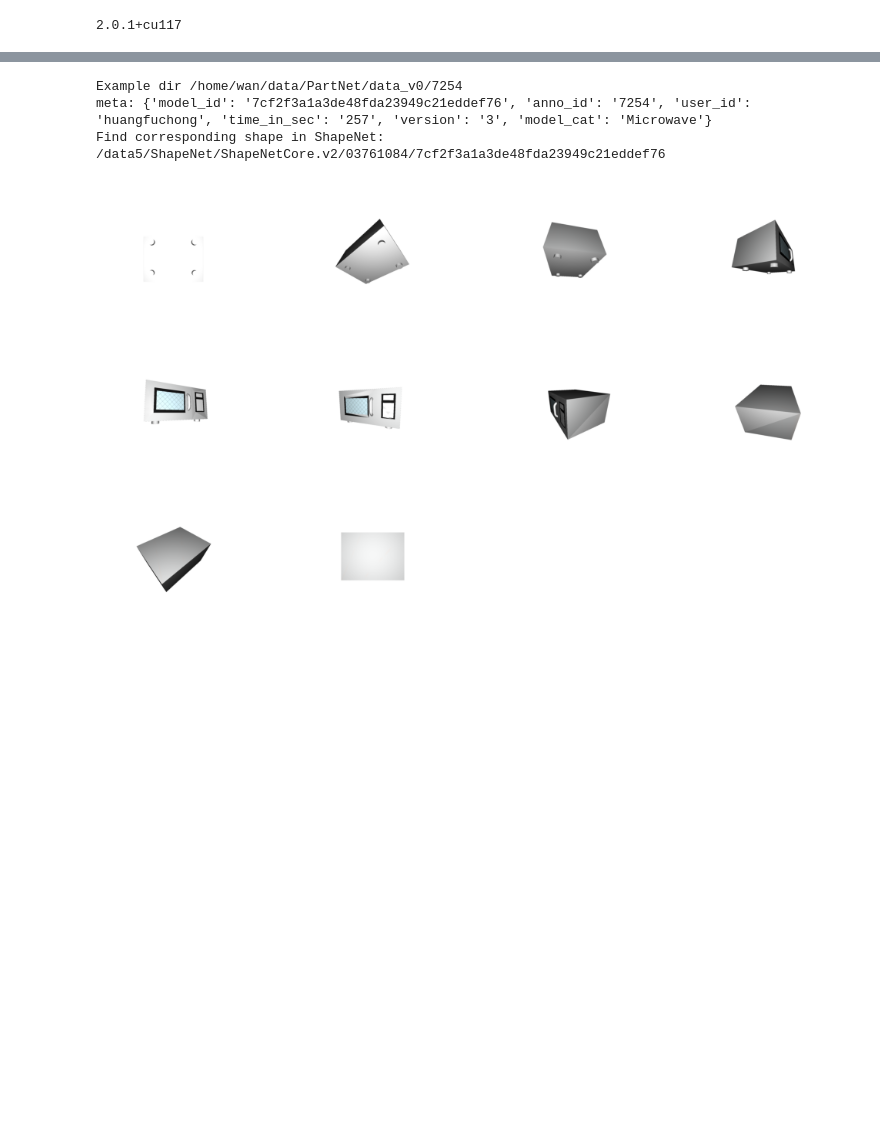
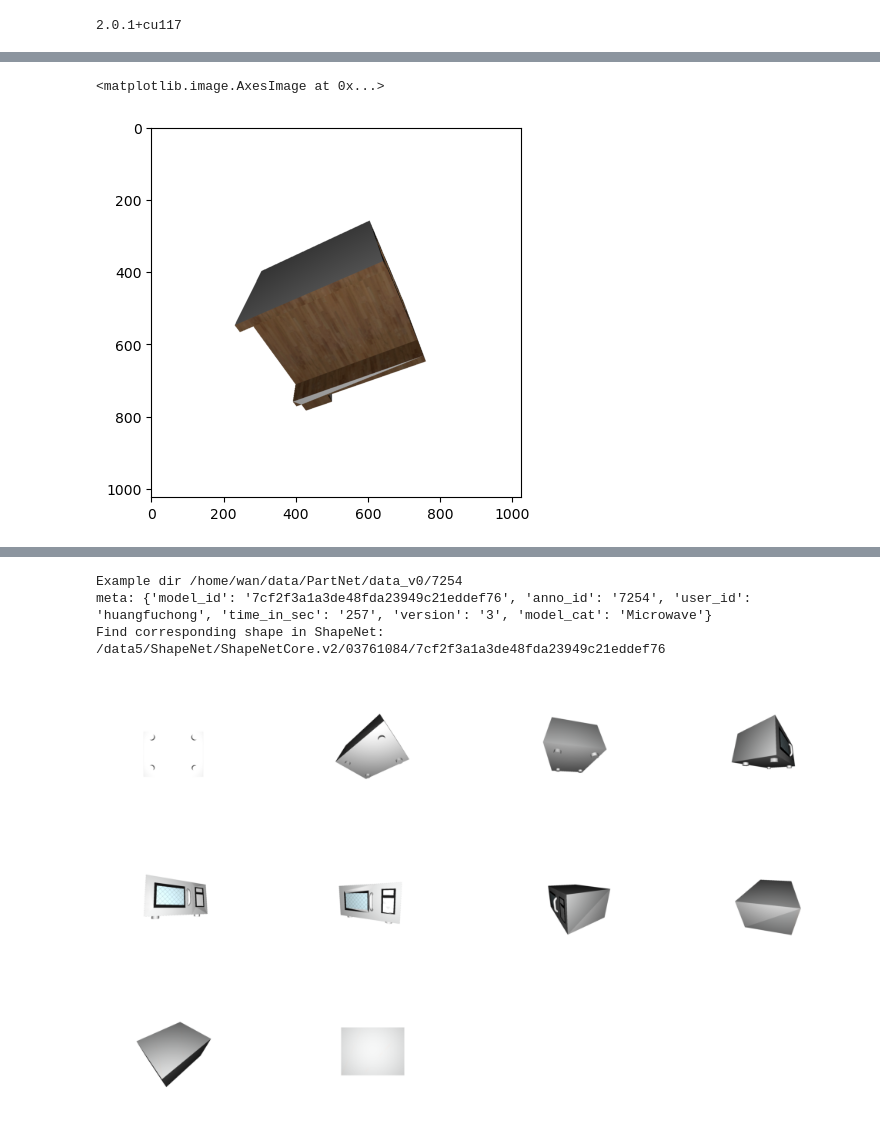
Before and after one commit to dnvtmf/OTS, a Jupyter notebook: notebooks/PartNet_util.ipynb, the cells around one changed output, grey strips where cells are left out. Saved outputs shown, nothing was run; the diff lists cells and outputs as text; code cells hidden in the pictures; blank space fills up the shorter version.

```diff
--- a/notebooks/PartNet_util.ipynb
+++ b/notebooks/PartNet_util.ipynb
@@ -47,13 +47,14 @@ device = torch.device("cuda")
 # device = torch.device("cpu")
 cache_root = Path('~/wan_code/segmentation/tree_segmentation/results').expanduser()
 utils.set_printoptions(linewidth=120)
+glctx = dr.RasterizeCudaContext()
 # %%
 data_root = Path('~/data/PartNet/data_v0').expanduser()
 print(f"Data Root: {data_root}")
 shapes = list(os.scandir(data_root))
 print(f'There are {len(shapes)} shapes')
 
-ShapeNet_root = Path('/data5/ShapeNet/ShapeNetCore.v2/')
+ShapeNet_root = Path('/data5/ShapeNet/ShapeNetCore.v1/')
 print('ShapeNet root:', ShapeNet_root)
 # %% [output]
 Data Root: /home/wan/data/PartNet/data_v0
@@ -61,0 +63,7 @@ ShapeNet root: /data5/ShapeNet/ShapeNetCore.v2
+# %%
+mesh_path = ShapeNet_root.joinpath('02818832/b1debacef4d43e4a20685b5a7e34b501/model.obj')
+mesh = Mesh.load(mesh_path, mtl='keep')
+mesh.check()
+mesh.unit_size()
+mesh.cuda()
+print(mesh)
@@ -61,0 +133,20 @@ ShapeNet root: /data5/ShapeNet/ShapeNetCore.v2
+# %%
+image_size = 1024
+fovy = math.radians(60)
+num_views = 100
+radius = torch.rand((num_views,), device=device) * 0.1 + 1.5
+thetas = torch.arccos(torch.linspace(0, 1, num_views, device=device) * 2. - 1.)
+phis = torch.linspace(0, 1, num_views, device=device) * 2.0 * torch.pi
+# thetas = torch.tensor([90.], device=device).deg2rad_()
+# phis = torch.ones((num,), device=device) * 0.5 * torch.pi
+eye = ops_3d.coord_spherical_to(radius, thetas, phis).to(device)
+Tw2v = ops_3d.look_at(eye, torch.zeros_like(eye))
+Tv2c = ops_3d.perspective(fovy=fovy, size=(image_size, image_size), device=device)
+Tw2c = Tv2c @ Tw2v
+# %%
+Tw2v = Tw2v[7:8]
+image, tri_id = render_mesh(glctx, mesh, Tw2v, image_size=image_size)
+plt.imshow(image[0].cpu().numpy())
+# %% [output]
+<matplotlib.image.AxesImage at 0x...>
+[figure, added]
```
Also changed, not shown: parts of 8 cells of this notebook, 13 other files.
